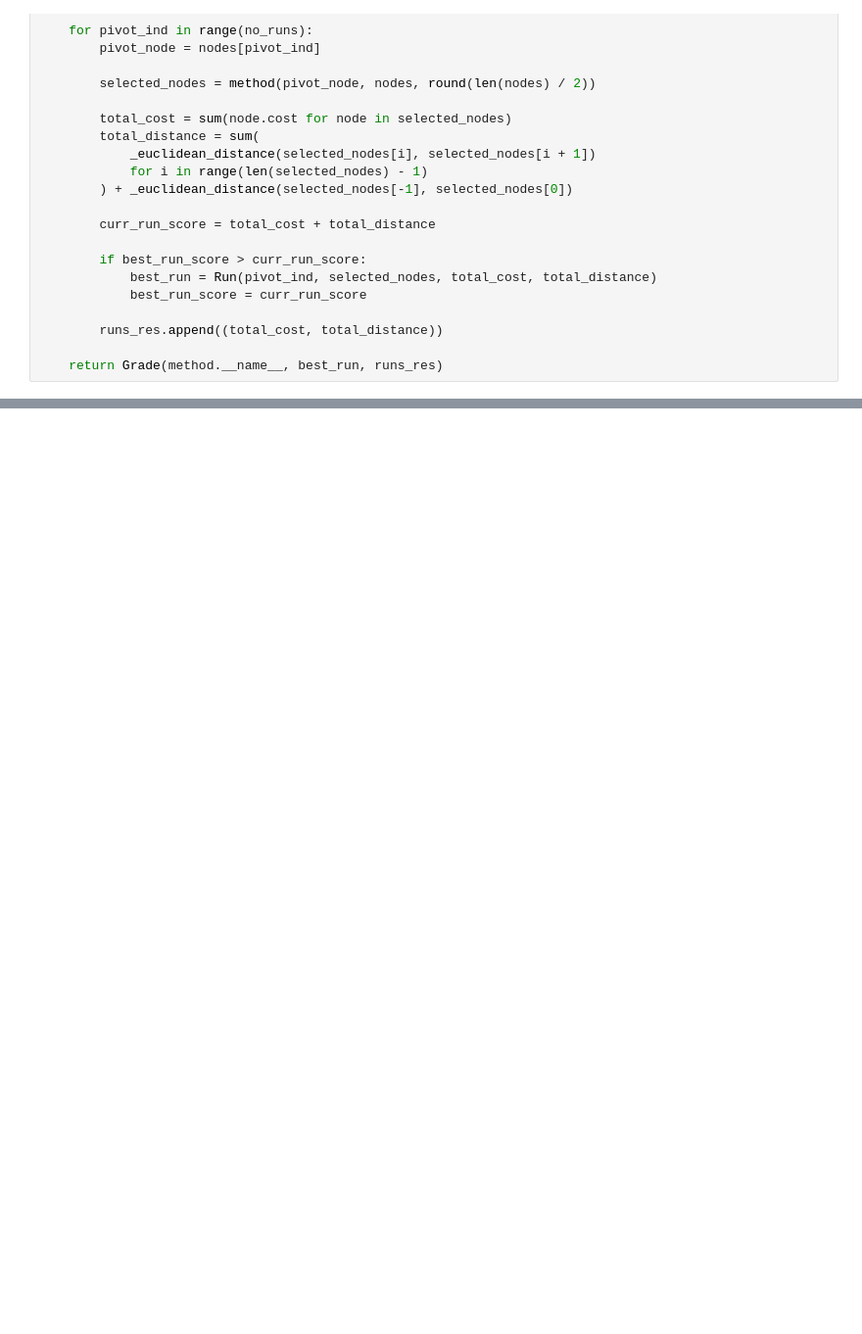
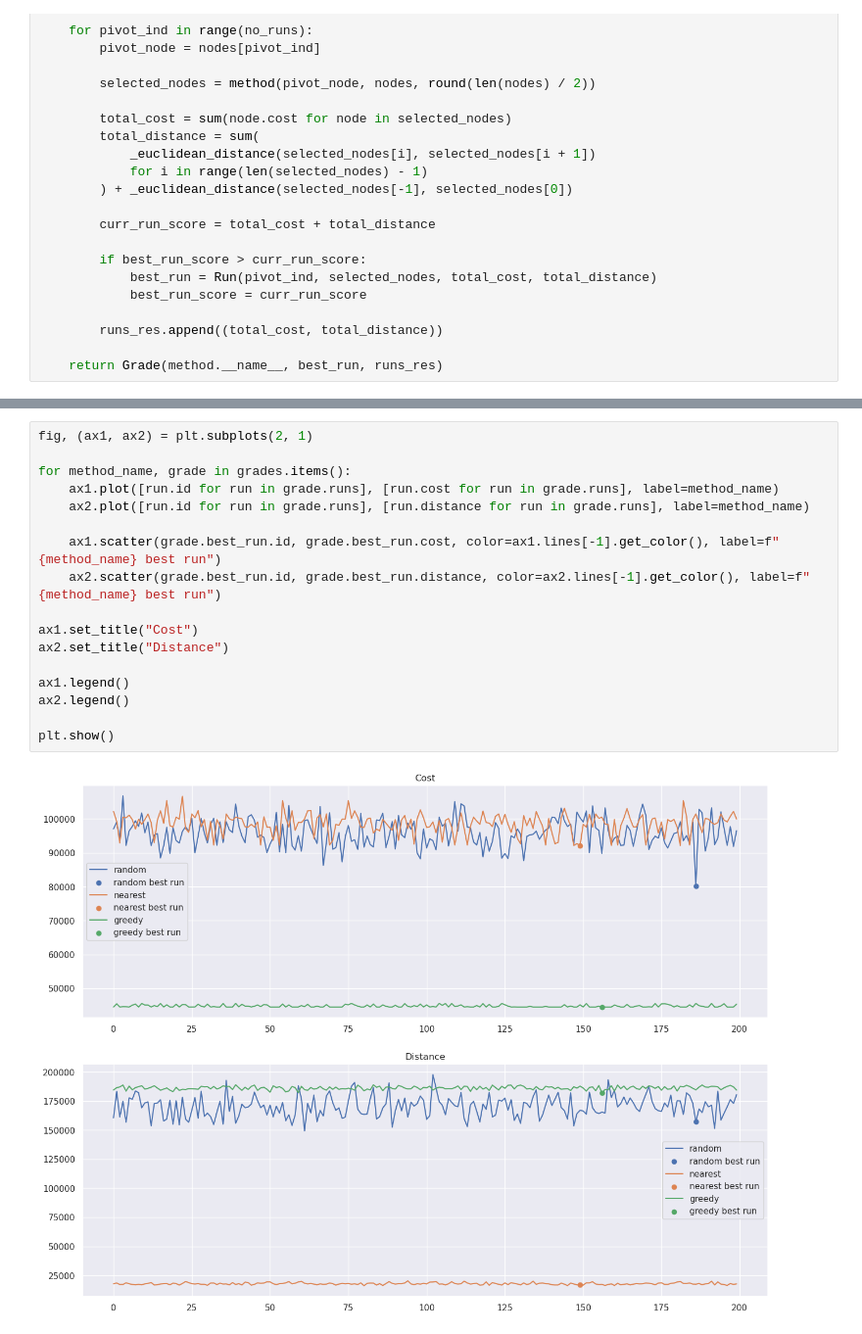
Before and after one commit to Vosloo/evolutionary-computation-labs, a Jupyter notebook: lab_1/first.ipynb, the cells around one changed output, grey strips where cells are left out. Shown at 98% size. Drawn from its saved outputs; the diff is of its cells as text; blank space fills up the shorter version.

```diff
--- a/lab_1/first.ipynb
+++ b/lab_1/first.ipynb
@@ -319,0 +446,19 @@ plt.show()
+# %%
+fig, (ax1, ax2) = plt.subplots(2, 1)
+
+for method_name, grade in grades.items():
+    ax1.plot([run.id for run in grade.runs], [run.cost for run in grade.runs], label=method_name)
+    ax2.plot([run.id for run in grade.runs], [run.distance for run in grade.runs], label=method_name)
+
+    ax1.scatter(grade.best_run.id, grade.best_run.cost, color=ax1.lines[-1].get_color(), label=f"{method_name} best run")
+    ax2.scatter(grade.best_run.id, grade.best_run.distance, color=ax2.lines[-1].get_color(), label=f"{method_name} best run")
+
+ax1.set_title("Cost")
+ax2.set_title("Distance")
+
+ax1.legend()
+ax2.legend()
+
+plt.show()
+# %% [output]
+[figure, added]
```
Also changed, not shown: parts of 23 cells of this notebook.
